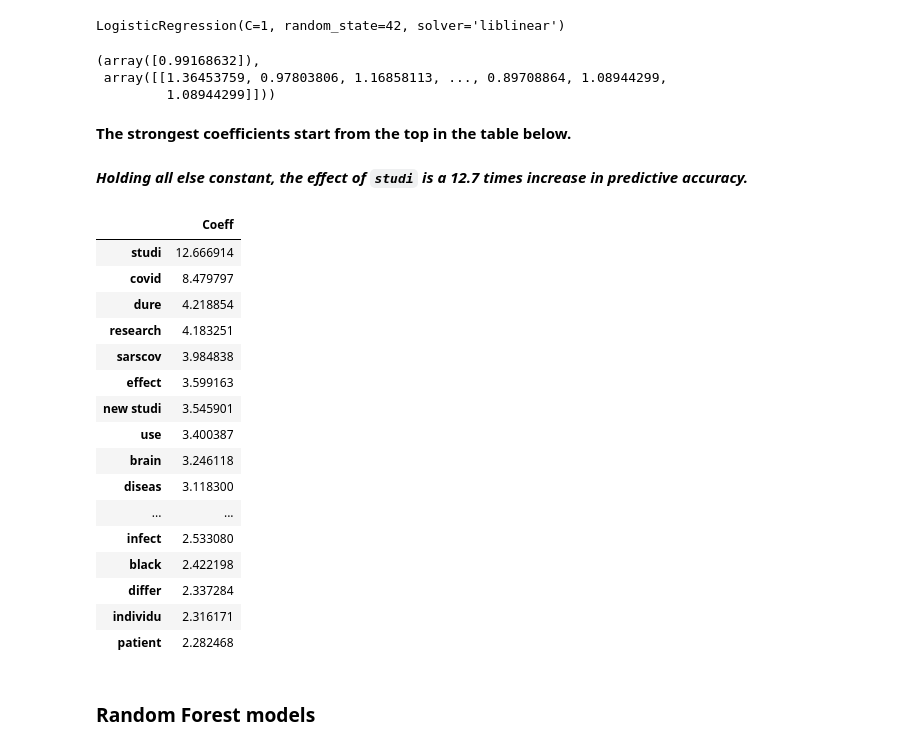
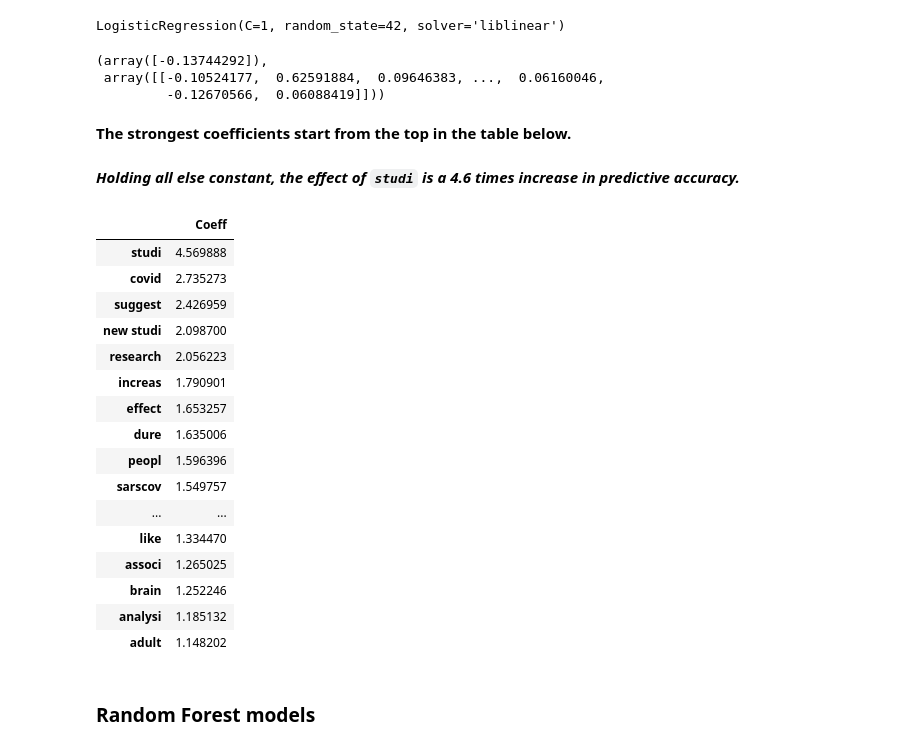
Before and after one commit to abishop17/plausible_utopia_nlp_classification_modeling, a Jupyter notebook: code/Project 3 - #2 of 3 (Models) - Plausible Utopia -- Classification Modeling on Subreddits.ipynb, the cells around one changed output. Cells and saved outputs as stored; diff of their text form; code cells hidden in the pictures.

```diff
--- a/code/Project 3 - #2 of 3 (Models) - Plausible Utopia -- Classification Modeling on Subreddits.ipynb
+++ b/code/Project 3 - #2 of 3 (Models) - Plausible Utopia -- Classification Modeling on Subreddits.ipynb
@@ -1176,37 +1179,40 @@ log_reg.fit(X_train_tvec, y_train)
 # %% [output]
 LogisticRegression(C=1, random_state=42, solver='liblinear')
 # %%
-np.exp(log_reg.intercept_), np.exp(log_reg.coef_)
+log_reg.intercept_, log_reg.coef_
 # %% [output]
-(array([0.99168632]),
- array([[1.36453759, 0.97803806, 1.16858113, ..., 0.89708864, 1.08944299,
-         1.08944299]]))
+(array([-0.13744292]),
+ array([[-0.10524177,  0.62591884,  0.09646383, ...,  0.06160046,
+         -0.12670566,  0.06088419]]))
 # %%
 printmd('**The strongest coefficients start from the top in the table below.**')
-printmd(f'***Holding all else constant, the effect of `studi` is a {log_reg_coef.iloc[0, 0]:.1f} times increase in predictive accuracy.***')
+printmd(f'***Holding all else constant, the effect of `studi` is a {log_reg_coef.T.iloc[0, 0]:.1f} times increase in predictive accuracy.***')
 
-log_reg_coef = pd.DataFrame(np.exp(log_reg.coef_).T, index = X_train_tvec.columns, columns = ['Coeff']).sort_values('Coeff', ascending = False)
-log_reg_coef[:20]
+log_reg_coef = pd.DataFrame(log_reg.coef_.T, index = X_train_tvec.columns, columns = ['Coeff']).sort_values('Coeff', ascending = False)
+display(log_reg_coef[:20])
+
+# Export to combine with other top 100 features that I'm able to pull from other models
+log_reg_coef[:100].to_csv('../data/feature_selection/feature_selection_logreg.csv')
 # %% [output]
 **The strongest coefficients start from the top in the table below.**
-***Holding all else constant, the effect of `studi` is a 12.7 times increase in predictive accuracy.***
+***Holding all else constant, the effect of `studi` is a 4.6 times increase in predictive accuracy.***
 |  | Coeff |
-| studi | 12.666914 |
-| covid | 8.479797 |
-| dure | 4.218854 |
-| research | 4.183251 |
-| sarscov | 3.984838 |
-| effect | 3.599163 |
-| new studi | 3.545901 |
-| use | 3.400387 |
-| brain | 3.246118 |
-| diseas | 3.118300 |
+| studi | 4.569888 |
+| covid | 2.735273 |
+| suggest | 2.426959 |
+| new studi | 2.098700 |
+| research | 2.056223 |
+| increas | 1.790901 |
+| effect | 1.653257 |
+| dure | 1.635006 |
+| peopl | 1.596396 |
+| sarscov | 1.549757 |
 | ... | ... |
-| infect | 2.533080 |
-| black | 2.422198 |
-| differ | 2.337284 |
-| individu | 2.316171 |
-| patient | 2.282468 |
+| like | 1.334470 |
+| associ | 1.265025 |
+| brain | 1.252246 |
+| analysi | 1.185132 |
+| adult | 1.148202 |
 # %% [markdown]
 ### Random Forest models
 # %% [markdown]
```
Also changed, not shown: parts of 27 cells of this notebook, 5 other files.
